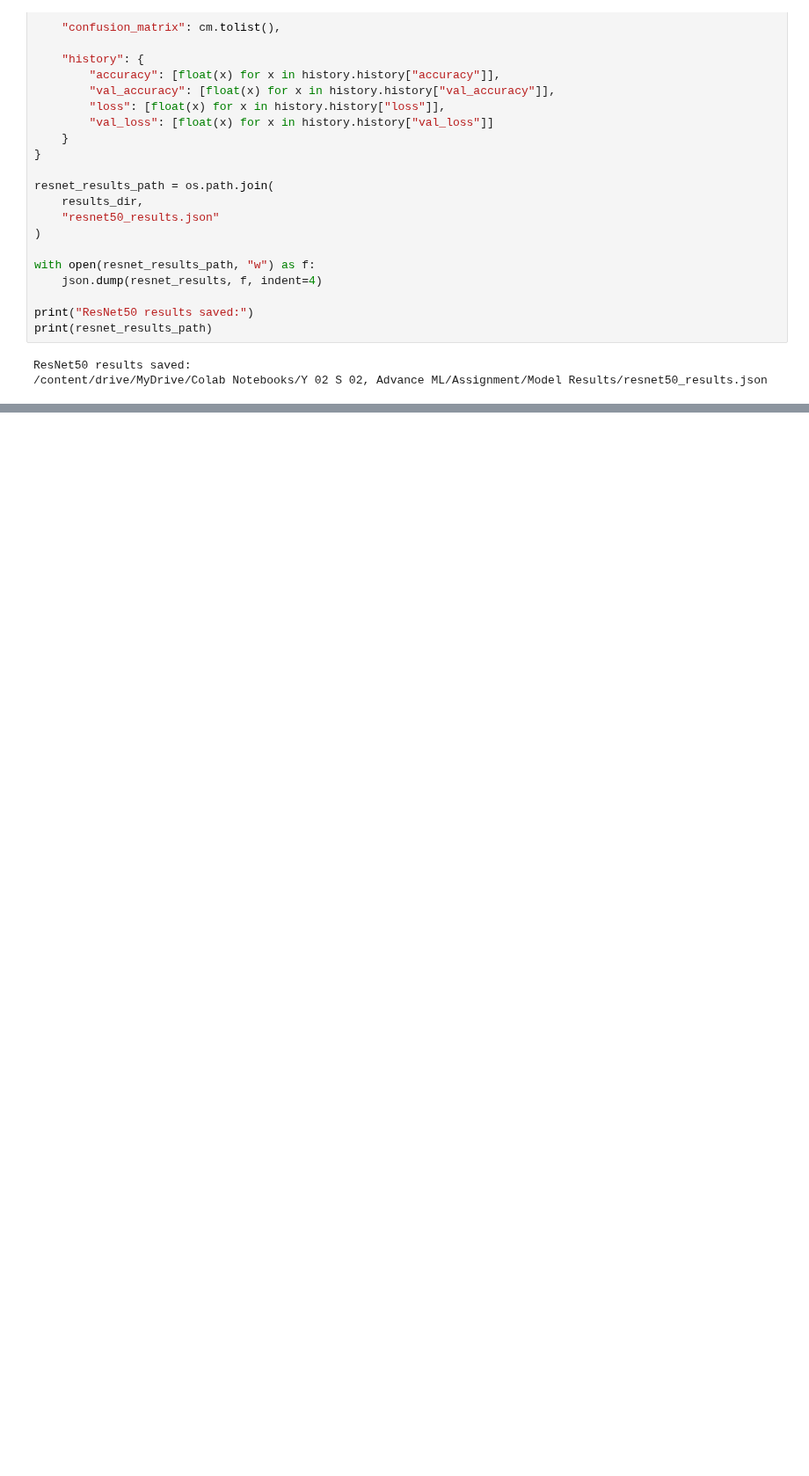
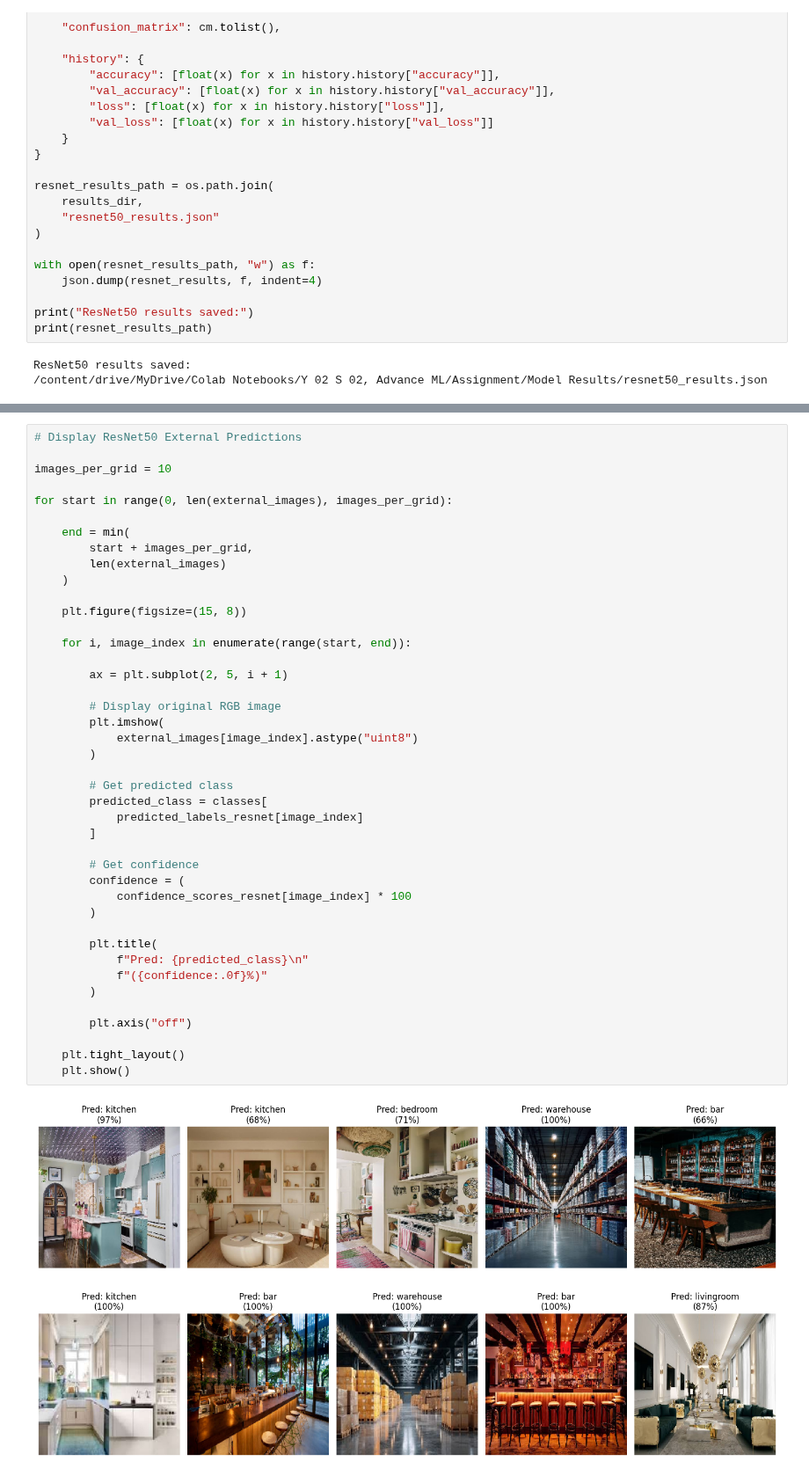
Before and after one commit to ThumulaRumesh/Smart-Homes---Indoor-Scene-Recognition-from-Images---CNN, a Jupyter notebook: 06_ResNet50.ipynb, the cells around one changed output, grey strips where cells are left out. Shown at 88% size. Saved outputs shown, nothing was run; the diff lists cells and outputs as text; blank space fills up the shorter version.

```diff
--- a/06_ResNet50.ipynb
+++ b/06_ResNet50.ipynb
@@ -499,0 +719,44 @@ ResNet50 results saved:
+# %%
+# Display ResNet50 External Predictions
+
+images_per_grid = 10
+
+for start in range(0, len(external_images), images_per_grid):
+
+    end = min(
+        start + images_per_grid,
+        len(external_images)
+    )
+
+    plt.figure(figsize=(15, 8))
+
+    for i, image_index in enumerate(range(start, end)):
+
+        ax = plt.subplot(2, 5, i + 1)
+
+        # Display original RGB image
+        plt.imshow(
+            external_images[image_index].astype("uint8")
+        )
+
+        # Get predicted class
+        predicted_class = classes[
+            predicted_labels_resnet[image_index]
+        ]
+
+        # Get confidence
+        confidence = (
+            confidence_scores_resnet[image_index] * 100
+        )
+
+        plt.title(
+            f"Pred: {predicted_class}\n"
+            f"({confidence:.0f}%)"
+        )
+
+        plt.axis("off")
+
+    plt.tight_layout()
+    plt.show()
+# %% [output]
+[figure, added]
```
Also changed, not shown: parts of 48 cells of this notebook.
